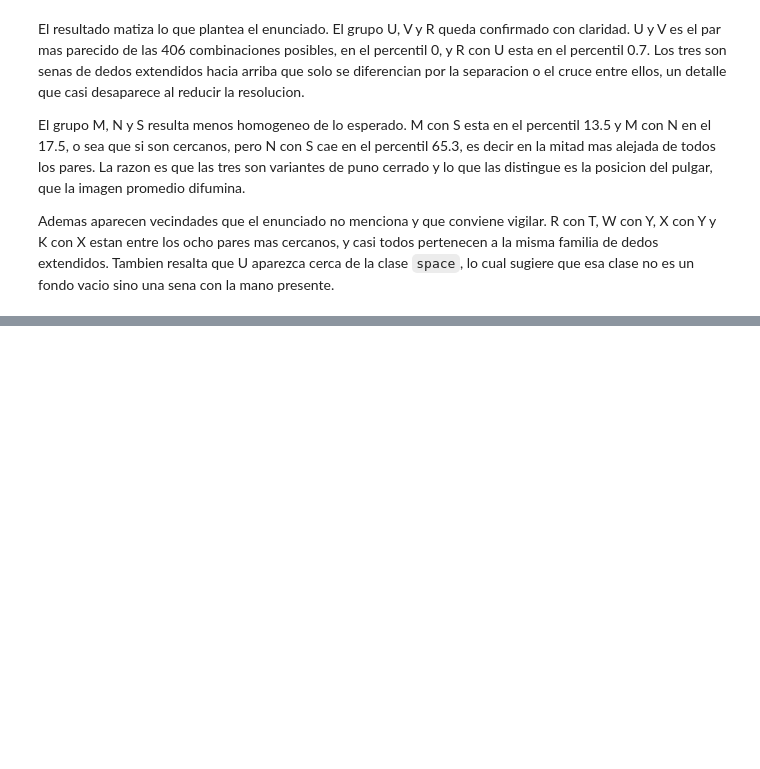
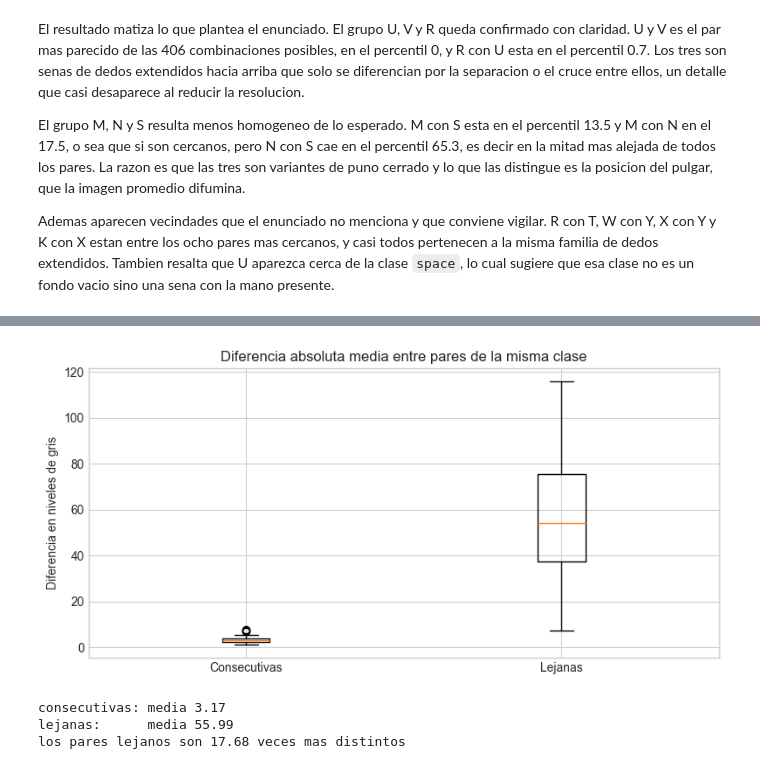
Before and after one commit to abbydoag/Labs_DataSci, a Jupyter notebook: Lab3/01_EDA.ipynb, the cells around one changed output, grey strips where cells are left out. Drawn from its saved outputs; the diff is of its cells as text; code cells hidden in the pictures; blank space fills up the shorter version.

```diff
--- a/Lab3/01_EDA.ipynb
+++ b/Lab3/01_EDA.ipynb
@@ -447,0 +458,32 @@ un fondo vacio sino una sena con la mano presente.
+# %%
+def gris(ruta):
+    return np.asarray(Image.open(ruta).convert("L"), dtype=np.float32)
+
+
+rng_r = random.Random(SEMILLA)
+consecutivas, lejanas = [], []
+for clase in ["A", "B", "L", "M", "U", "W"]:
+    rutas = sorted((DIR_TRAIN / clase).glob("*.jpg"),
+                   key=lambda p: int("".join(ch for ch in p.stem if ch.isdigit())))
+    for _ in range(15):
+        i = rng_r.randint(0, len(rutas) - 2)
+        consecutivas.append(np.abs(gris(rutas[i]) - gris(rutas[i + 1])).mean())
+        a, b = rng_r.sample(range(len(rutas)), 2)
+        lejanas.append(np.abs(gris(rutas[a]) - gris(rutas[b])).mean())
+
+fig, ax = plt.subplots(figsize=(8, 4))
+ax.boxplot([consecutivas, lejanas], tick_labels=["Consecutivas", "Lejanas"])
+ax.set(title="Diferencia absoluta media entre pares de la misma clase",
+       ylabel="Diferencia en niveles de gris")
+plt.tight_layout()
+plt.show()
+
+print(f"consecutivas: media {np.mean(consecutivas):.2f}")
+print(f"lejanas:      media {np.mean(lejanas):.2f}")
+print(f"los pares lejanos son {np.mean(lejanas)/np.mean(consecutivas):.2f} "
+      f"veces mas distintos")
+# %% [output]
+[figure, added]
+consecutivas: media 3.17
+lejanas:      media 55.99
+los pares lejanos son 17.68 veces mas distintos
```
Also changed, not shown: parts of 4 cells of this notebook.
